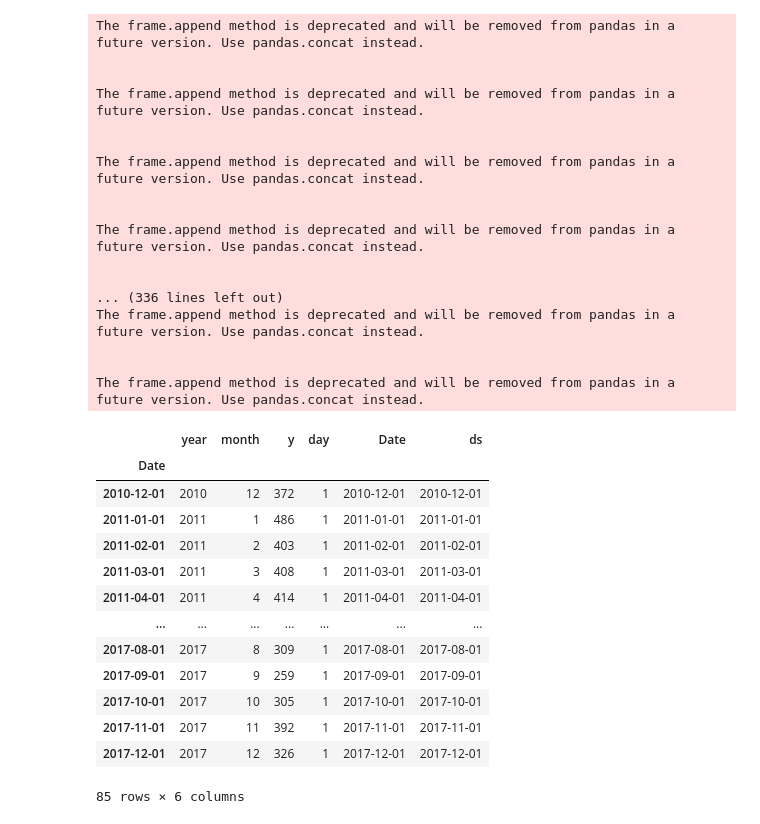
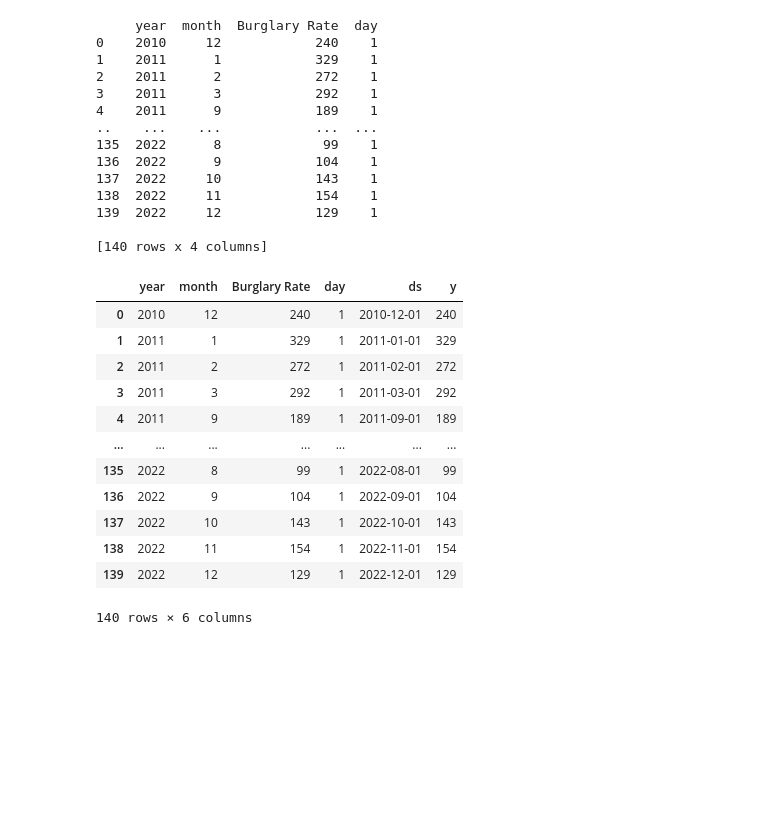
Before and after one commit to isavgt/JBG050-group11, a Jupyter notebook: forecast_prophet.ipynb, the cells around one changed output. Drawn from its saved outputs; the diff is of its cells as text; code cells hidden in the pictures; blank space fills up the shorter version.

```diff
--- a/forecast_prophet.ipynb
+++ b/forecast_prophet.ipynb
@@ -10,68 +10,67 @@ import matplotlib.pyplot as plt
 import holidays
 from sklearn.metrics import r2_score
 # %%
-training_upto = 2017
-forecast_upto = (2023-training_upto-1)*12 + 3
+training_upto = 2018
+forecast_upto = (2023-training_upto-1)*12
 # %%
 # Read data, get dataframe with crimes/month
-df = pd.read_csv('C:\\Users\\20203697\\Downloads\\filtered_df.csv')
-monthly_grouped_df = df.sort_values(['Year','Month num'],ascending=False).groupby(['Year', 'Month num'])['Month'].count()
+monthly_grouped_df = pd.read_csv('C:/Users/20212397/Desktop/Y2Q4/DC2/filtered_df_utility_cols.csv')
+monthly_grouped_df= monthly_grouped_df.sort_values(['Year','Month num'],ascending=False).groupby(['Year', 'Month num'])['Burglary Rate'].sum()
 monthly_grouped_df = monthly_grouped_df.to_frame()
 
 
 # Rename columns, select rows with data and set datetime index
-monthly_grouped_df = monthly_grouped_df.rename(columns = {'Month':'y'})
+monthly_grouped_df = monthly_grouped_df.rename(columns = {'Month num':'y'})
 monthly_grouped_df['day'] = 1
 monthly_grouped_df = monthly_grouped_df.reset_index()
-monthly_grouped_df = monthly_grouped_df[(monthly_grouped_df['Year']>=2011) | ((monthly_grouped_df['Year'] == 2010) & (monthly_grouped_df['Month num']==12))]
+# monthly_grouped_df = monthly_grouped_df[(monthly_grouped_df['Year']>=2011) | ((monthly_grouped_df['Year'] == 2010) & (monthly_grouped_df['Month num']==12))]
 monthly_grouped_df = monthly_grouped_df.rename(columns={'Month num': 'month', 'Year': 'year'})
-monthly_grouped_df['Date'] = pd.to_datetime(monthly_grouped_df[['year', 'month', 'day']])
-monthly_grouped_df = monthly_grouped_df.set_index(pd.DatetimeIndex(monthly_grouped_df['Date']))
-monthly_grouped_df['ds'] = monthly_grouped_df['Date']
+print(monthly_grouped_df)
+monthly_grouped_df['ds'] = pd.to_datetime(monthly_grouped_df[['year', 'month', 'day']])
+monthly_grouped_df['y'] = monthly_grouped_df['Burglary Rate']
+# monthly_grouped_df = monthly_grouped_df.set_index(pd.DatetimeIndex(monthly_grouped_df['Date']))
 
 # Getting Holidays
 holiday = pd.DataFrame([])
 for date, name in sorted(holidays.country_holidays('GB', subdiv='England', years=[2012, 2013, 2014, 2015, 2016, 2017, 2018,2019,2020,2021, 2022, 2023, 2024]).items()):
-    holiday = holiday.append(pd.DataFrame({'ds': date, 'holiday': "England-Holidays"}, index=[0]), ignore_index=True)
+    #holiday = holiday.append(pd.DataFrame({'ds': date, 'holiday': "England-Holidays"}, index=[0]), ignore_index=True)
+    holiday= pd.concat([holiday, pd.DataFrame({'ds': date, 'holiday': "England-Holidays"}, index=[0])], ignore_index=True)
+
 holiday['ds'] = pd.to_datetime(holiday['ds'], format='%Y-%m-%d', errors='ignore')
 
 # Divide test and train data
 train_data = monthly_grouped_df[monthly_grouped_df['year']<(training_upto+1)]
 test_data = monthly_grouped_df[(monthly_grouped_df['year']>training_upto)]
 
-train_data
+monthly_grouped_df
 # %% [output]
-The frame.append method is deprecated and will be removed from pandas in a future version. Use pandas.concat instead.
+     year  month  Burglary Rate  day
+0    2010     12            240    1
+1    2011      1            329    1
+2    2011      2            272    1
+3    2011      3            292    1
+4    2011      9            189    1
+..    ...    ...            ...  ...
+135  2022      8             99    1
+136  2022      9            104    1
+137  2022     10            143    1
+138  2022     11            154    1
+139  2022     12            129    1
 
-
-The frame.append method is deprecated and will be removed from pandas in a future version. Use pandas.concat instead.
-
-
-The frame.append method is deprecated and will be removed from pandas in a future version. Use pandas.concat instead.
-
-
-The frame.append method is deprecated and will be removed from pandas in a future version. Use pandas.concat instead.
-
-
-... (336 lines left out)
-The frame.append method is deprecated and will be removed from pandas in a future version. Use pandas.concat instead.
-
-
-The frame.append method is deprecated and will be removed from pandas in a future version. Use pandas.concat instead.
+[140 rows x 4 columns]
-|  | year | month | y | day | Date | ds |
-| Date |  |  |  |  |  |  |
-| 2010-12-01 | 2010 | 12 | 372 | 1 | 2010-12-01 | 2010-12-01 |
-| 2011-01-01 | 2011 | 1 | 486 | 1 | 2011-01-01 | 2011-01-01 |
-| 2011-02-01 | 2011 | 2 | 403 | 1 | 2011-02-01 | 2011-02-01 |
-| 2011-03-01 | 2011 | 3 | 408 | 1 | 2011-03-01 | 2011-03-01 |
-| 2011-04-01 | 2011 | 4 | 414 | 1 | 2011-04-01 | 2011-04-01 |
+|  | year | month | Burglary Rate | day | ds | y |
+| 0 | 2010 | 12 | 240 | 1 | 2010-12-01 | 240 |
+| 1 | 2011 | 1 | 329 | 1 | 2011-01-01 | 329 |
+| 2 | 2011 | 2 | 272 | 1 | 2011-02-01 | 272 |
+| 3 | 2011 | 3 | 292 | 1 | 2011-03-01 | 292 |
+| 4 | 2011 | 9 | 189 | 1 | 2011-09-01 | 189 |
 | ... | ... | ... | ... | ... | ... | ... |
-| 2017-08-01 | 2017 | 8 | 309 | 1 | 2017-08-01 | 2017-08-01 |
-| 2017-09-01 | 2017 | 9 | 259 | 1 | 2017-09-01 | 2017-09-01 |
-| 2017-10-01 | 2017 | 10 | 305 | 1 | 2017-10-01 | 2017-10-01 |
-| 2017-11-01 | 2017 | 11 | 392 | 1 | 2017-11-01 | 2017-11-01 |
-| 2017-12-01 | 2017 | 12 | 326 | 1 | 2017-12-01 | 2017-12-01 |
+| 135 | 2022 | 8 | 99 | 1 | 2022-08-01 | 99 |
+| 136 | 2022 | 9 | 104 | 1 | 2022-09-01 | 104 |
+| 137 | 2022 | 10 | 143 | 1 | 2022-10-01 | 143 |
+| 138 | 2022 | 11 | 154 | 1 | 2022-11-01 | 154 |
+| 139 | 2022 | 12 | 129 | 1 | 2022-12-01 | 129 |
-85 rows × 6 columns
+140 rows × 6 columns
 # %%
 param_grid = {
     'seasonality_mode':('multiplicative','additive'),
```
Also changed, not shown: parts of 4 cells of this notebook.
